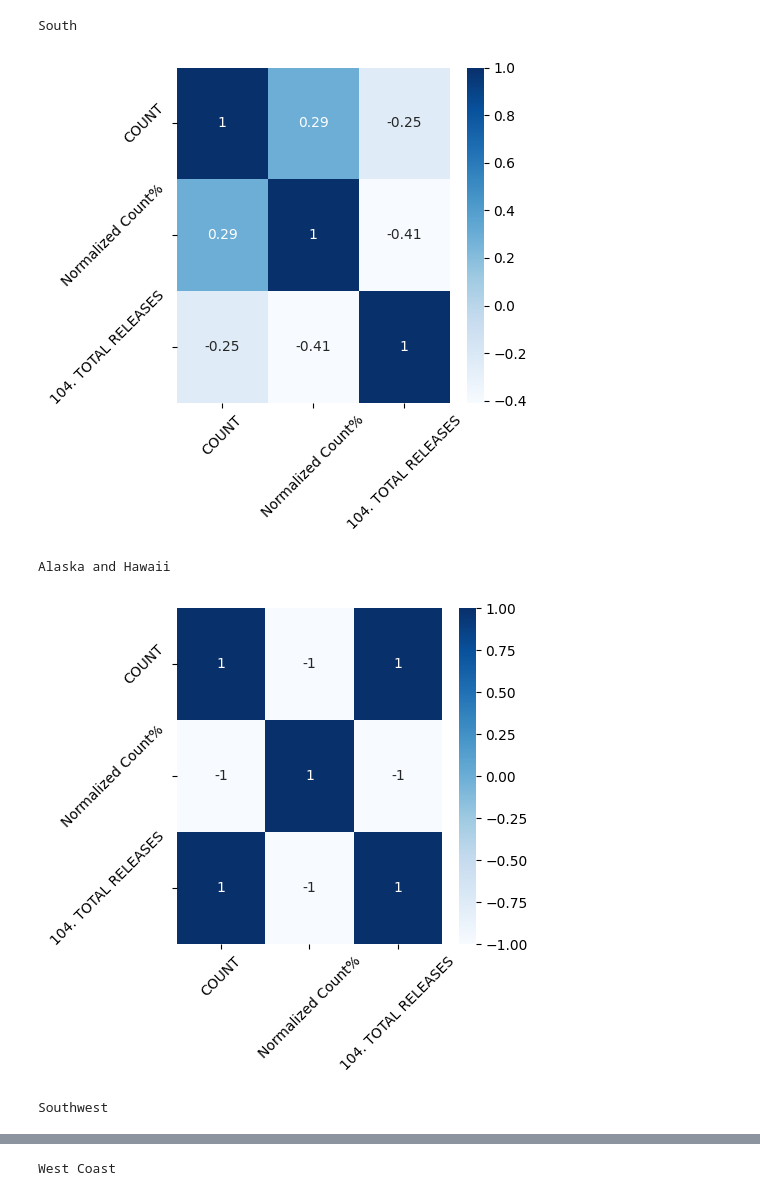
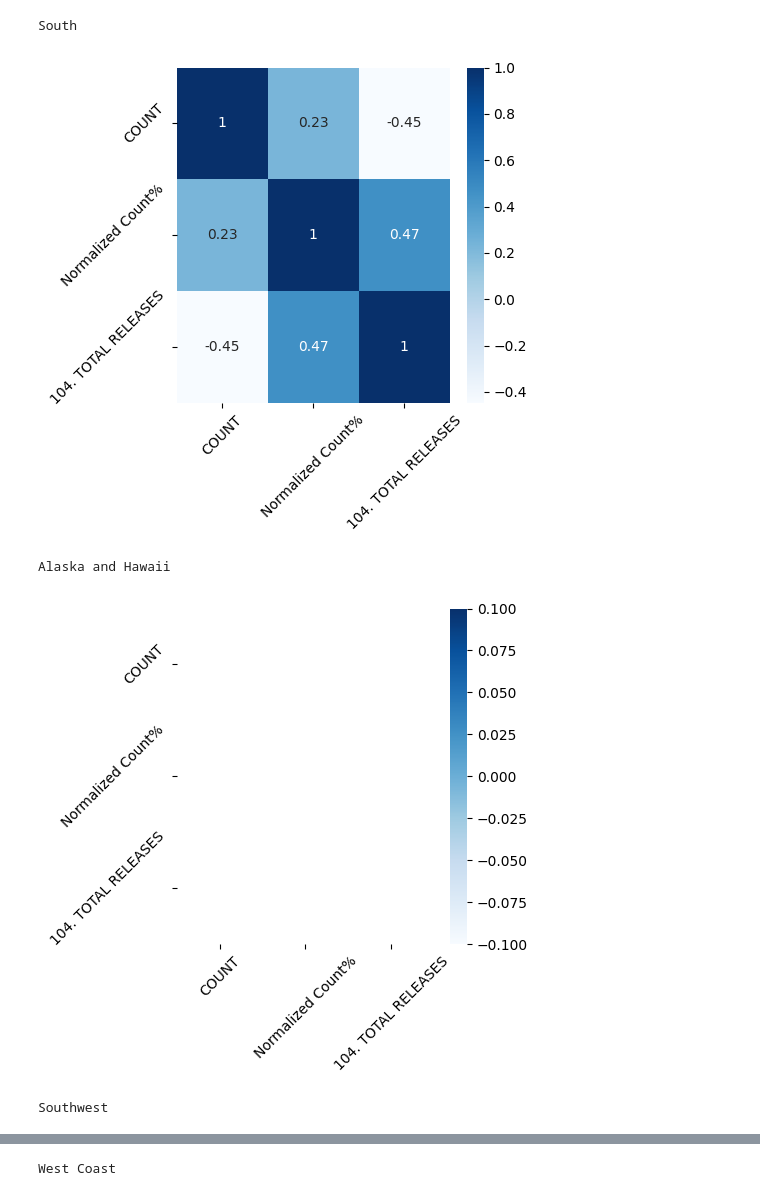
Before and after one commit to noblepenguin43/cancer-environment-corelation, a Jupyter notebook: Chemical-Pollution-2018-to-2020.ipynb, the cells around one changed output, grey strips where cells are left out. Drawn from its saved outputs; the diff is of its cells as text; code cells hidden in the pictures.

```diff
--- a/Chemical-Pollution-2018-to-2020.ipynb
+++ b/Chemical-Pollution-2018-to-2020.ipynb
@@ -17,10 +17,10 @@ data_path_differentRegions = '/kaggle/input/regions-to-state-mapping-usa/Differe
 data_path_allsites = '/kaggle/input/all-cancer-sites/sites.csv'
 
 year = '2018'
-pollutant = 'Benzene'
+pollutant = 'Chromium compounds (except for chromite ore mined in the Transvaal Region)'
 #site_csv = 'df_cancer_leadpollution-brainandothernervoussystem.csv'
 
-site = 'Brain and Other Nervous System'
+site = 'Stomach'
 num1 = 0
 num2 = 1000
 
@@ -206,10 +206,10 @@ data_path_differentRegions = '/kaggle/input/regions-to-state-mapping-usa/Differe
 data_path_allsites = '/kaggle/input/all-cancer-sites/sites.csv'
 
 year = '2019'
-pollutant = 'Benzene'
+pollutant = 'Chromium compounds (except for chromite ore mined in the Transvaal Region)'
 #site_csv = 'df_cancer_leadpollution-brainandothernervoussystem.csv'
 
-site = 'Brain and Other Nervous System'
+site = 'Stomach'
 
 num1 = 0
 num2 = 1000
@@ -453,10 +453,10 @@ data_path_differentRegions = '/kaggle/input/regions-to-state-mapping-usa/Differe
 data_path_allsites = '/kaggle/input/all-cancer-sites/sites.csv'
 
 year = '2020'
-pollutant = 'Benzene'
+pollutant = 'Chromium compounds (except for chromite ore mined in the Transvaal Region)'
 #site_csv = 'df_cancer_leadpollution-brainandothernervoussystem.csv'
 
-site = 'Brain and Other Nervous System'
+site = 'Stomach'
 num1 = 0
 num2 = 1000
 
@@ -616,5 +616,5 @@ Index(['COUNT', 'Normalized Count%', '104. TOTAL RELEASES'], dtype='object')
 South
-[figure, old version]
+[figure, new version]
 Alaska and Hawaii
-[figure, old version]
+[figure, new version]
 Southwest
```
Also changed, not shown: parts of 6 cells of this notebook.
